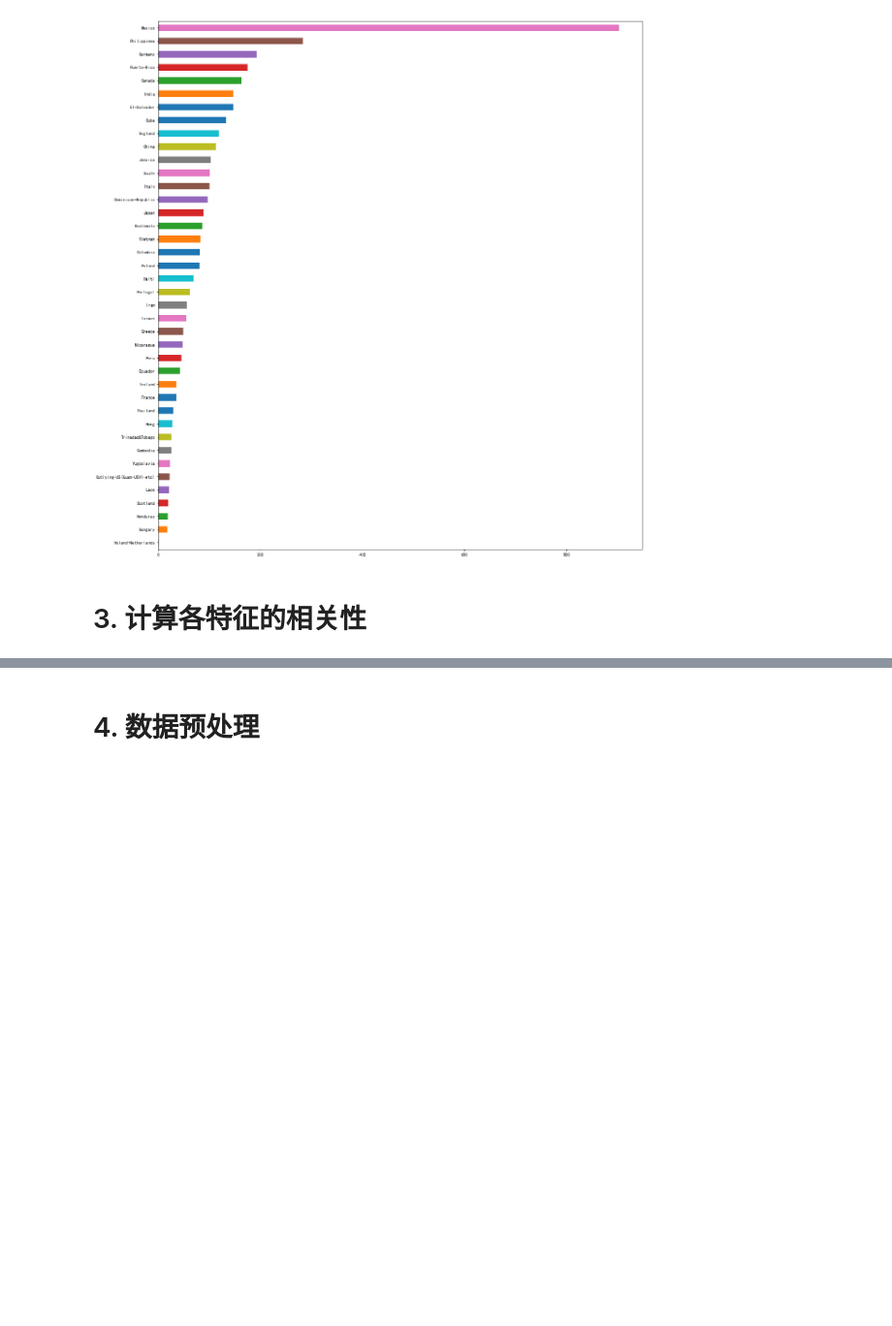
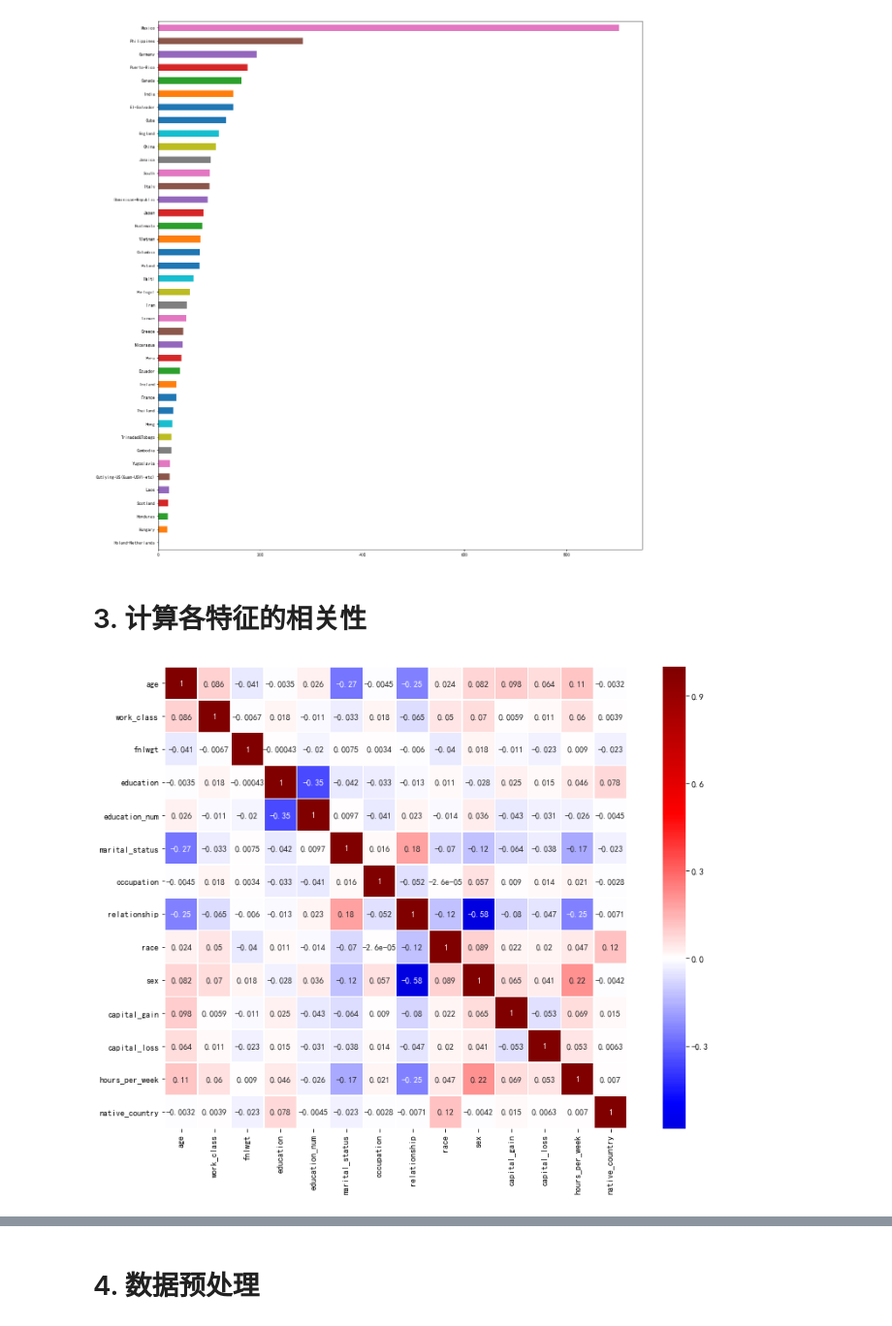
Before and after one commit to shinshiner/CS245-Data-Science, a Jupyter notebook: Adult++/main.ipynb, the cells around one changed output, grey strips where cells are left out. Shown: that part at 97% size. Drawn from its saved outputs; the diff is of its cells as text; code cells hidden in the pictures; blank space fills up the shorter version.

```diff
--- a/Adult++/main.ipynb
+++ b/Adult++/main.ipynb
@@ -358,3 +408,38 @@ plt.show()
 [figure]
 # %% [markdown]
 # 3. 计算各特征的相关性
+# %%
+with open('real_data.pkl', 'rb') as f:
+    real_data = pickle.load(f)
+real_df = pd.DataFrame(real_data)
+class_list = [
+    "age", "work_class", "fnlwgt", "education", "education_num",
+    "marital_status", "occupation", "relationship", "race", "sex",
+    "capital_gain", "capital_loss", "hours_per_week", "native_country", "income"
+]
+real_df.columns = class_list
+
+num_feature = ['age', 'fnlwgt', 'education_num', 'capital_gain', 'capital_loss', 'hours_per_week']
+class_feature = ["work_class", "education", "marital_status", "occupation", "relationship", "race", "sex",
+    "native_country", "income"
+]
+
+real_df = real_df.drop('income', axis=1)
+# %%
+def number_encode_features(df):
+    result = df.copy()
+    encoders = {}
+    for column in result.columns:
+        if result.dtypes[column] == np.object:
+            encoders[column] = LabelEncoder()
+            result[column] = encoders[column].fit_transform(result[column])
+    return result, encoders
+
+# Calculate the correlation and plot it
+f, ax = plt.subplots(figsize=(15, 10))
+encoded_data, _ = number_encode_features(real_df)
+sns.heatmap(encoded_data.corr(), square=True, linewidths=.5, center = 0, cmap='seismic', annot=True)
+plt.savefig('report/img/cof_heat_anno')
+plt.show()
+# %% [output]
+[figure, added]
```
Also changed, not shown: parts of 8 cells of this notebook, 8 other files.
